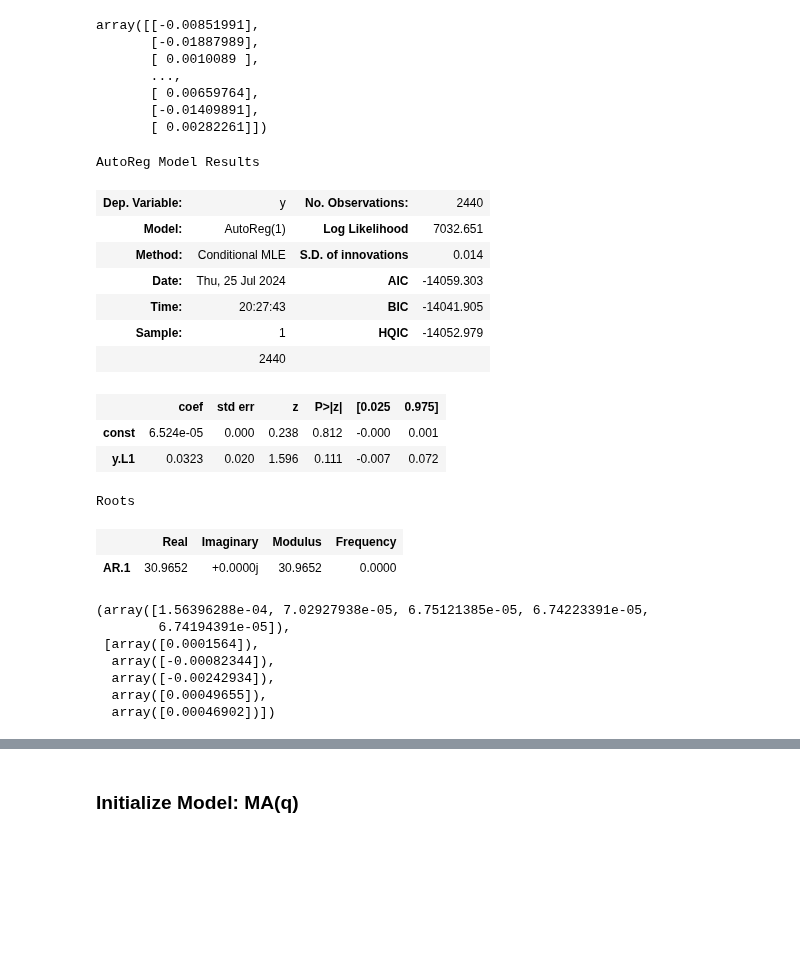
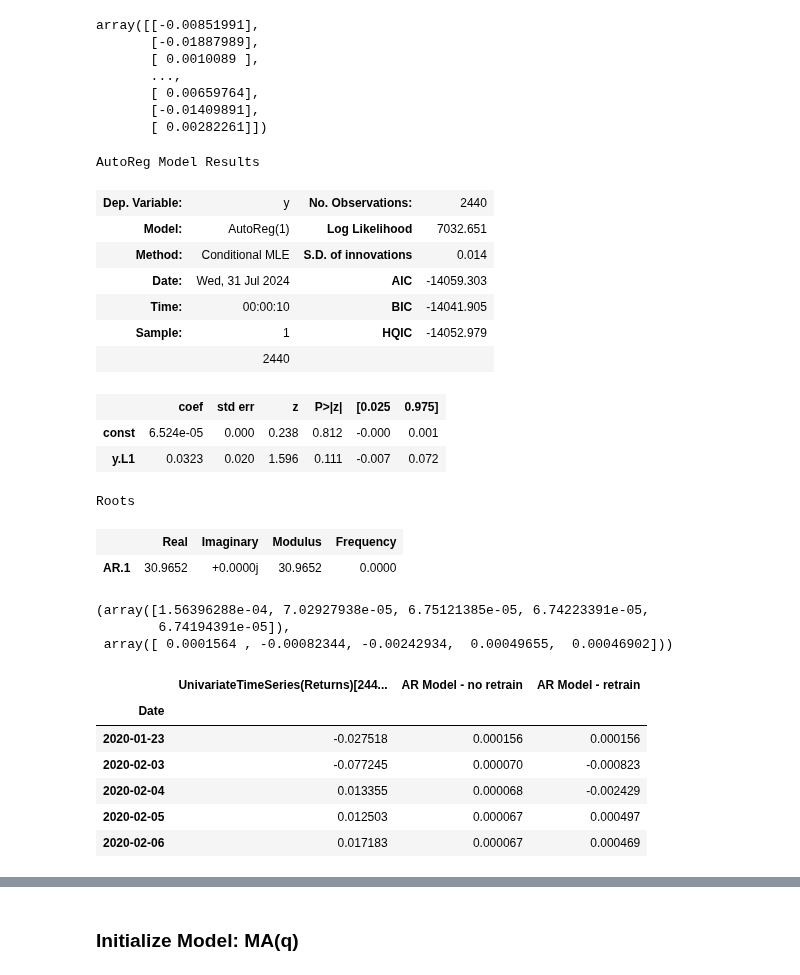
Before and after one commit to Brinkley97/applied_time_series_and_machine_learning, a Jupyter notebook: framework_for_time_series_data/nlp_ts/paper-stock-sse-daily-returns.ipynb, the cells around one changed output, grey strips where cells are left out. Saved outputs shown, nothing was run; the diff lists cells and outputs as text; code cells hidden in the pictures; blank space fills up the shorter version.

Commit message:
adjusting AR model and base model

```diff
--- a/framework_for_time_series_data/nlp_ts/paper-stock-sse-daily-returns.ipynb
+++ b/framework_for_time_series_data/nlp_ts/paper-stock-sse-daily-returns.ipynb
@@ -346,14 +334,17 @@ array([[-0.00851991],
 # %%
-ar_model_class = AR_Model()
+no_retrain_name = ' - no retrain'
+retrain_name = ' - retrain'
+
+ar_model_class = AR_Model(no_retrain_name, retrain_name, lag_p)
 ar_model_class.train(diff_train_df.values, lag_p)
 ar_model_class.summary()
 # %% [output]
 AutoReg Model Results
 | Dep. Variable: | y | No. Observations: | 2440 |
 | Model: | AutoReg(1) | Log Likelihood | 7032.651 |
 | Method: | Conditional MLE | S.D. of innovations | 0.014 |
-| Date: | Thu, 25 Jul 2024 | AIC | -14059.303 |
-| Time: | 20:27:43 | BIC | -14041.905 |
+| Date: | Wed, 31 Jul 2024 | AIC | -14059.303 |
+| Time: | 00:00:10 | BIC | -14041.905 |
 | Sample: | 1 | HQIC | -14052.979 |
 |  | 2440 |  |  |
 |  | coef | std err | z | P>|z| | [0.025 | 0.975] |
@@ -364,7 +355,7 @@ Roots
 | AR.1 | 30.9652 | +0.0000j | 30.9652 | 0.0000 |
 # %%
 # retrain false
-ar_predictions_no_retrain = ar_model_class.make_predictions( diff_train_df, diff_test_df, False, lag_p)
+ar_predictions_no_retrain = ar_model_class.make_predictions(diff_train_df, diff_test_df, False, lag_p)
 
 # retrain true
 ar_predictions_retrain = ar_model_class.make_predictions(diff_train_df, diff_test_df, True, lag_p)
@@ -373,8 +364,16 @@ ar_predictions_no_retrain, ar_predictions_retrain
 # %% [output]
 (array([1.56396288e-04, 7.02927938e-05, 6.75121385e-05, 6.74223391e-05,
         6.74194391e-05]),
- [array([0.0001564]),
-  array([-0.00082344]),
-  array([-0.00242934]),
-  array([0.00049655]),
-  array([0.00046902])])
+ array([ 0.0001564 , -0.00082344, -0.00242934,  0.00049655,  0.00046902]))
+# %%
+ar_predictions_df = ar_model_class.model_predictions_to_df(diff_test_df, ar_predictions_no_retrain, ar_predictions_retrain)
+
+ar_predictions_df
+# %% [output]
+|  | UnivariateTimeSeries(Returns)[244... | AR Model - no retrain | AR Model - retrain |
+| Date |  |  |  |
+| 2020-01-23 | -0.027518 | 0.000156 | 0.000156 |
+| 2020-02-03 | -0.077245 | 0.000070 | -0.000823 |
+| 2020-02-04 | 0.013355 | 0.000068 | -0.002429 |
+| 2020-02-05 | 0.012503 | 0.000067 | 0.000497 |
+| 2020-02-06 | 0.017183 | 0.000067 | 0.000469 |
```
Also changed, not shown: parts of 29 cells of this notebook, 1 other file.
